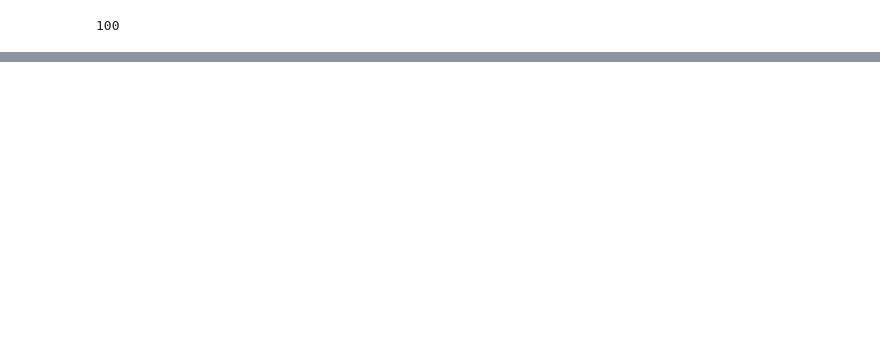
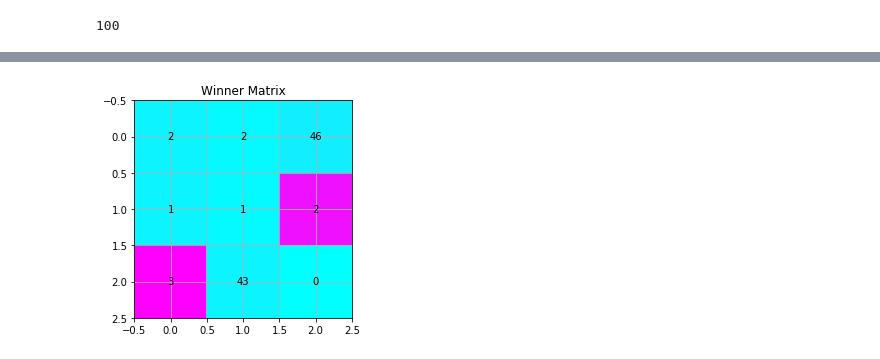
Before and after one commit to misilva73/dtw_som, a Jupyter notebook: notebooks/testing_dtwsom.ipynb, the cells around one changed output, grey strips where cells are left out. Drawn from its saved outputs; the diff is of its cells as text; code cells hidden in the pictures; blank space fills up the shorter version.

```diff
--- a/notebooks/testing_dtwsom.ipynb
+++ b/notebooks/testing_dtwsom.ipynb
@@ -108,0 +162,4 @@ plt.show()
+# %%
+network.show_winner_matrix()
+# %% [output]
+[figure, added]
```
Also changed, not shown: parts of 19 cells of this notebook, 1 other file.
